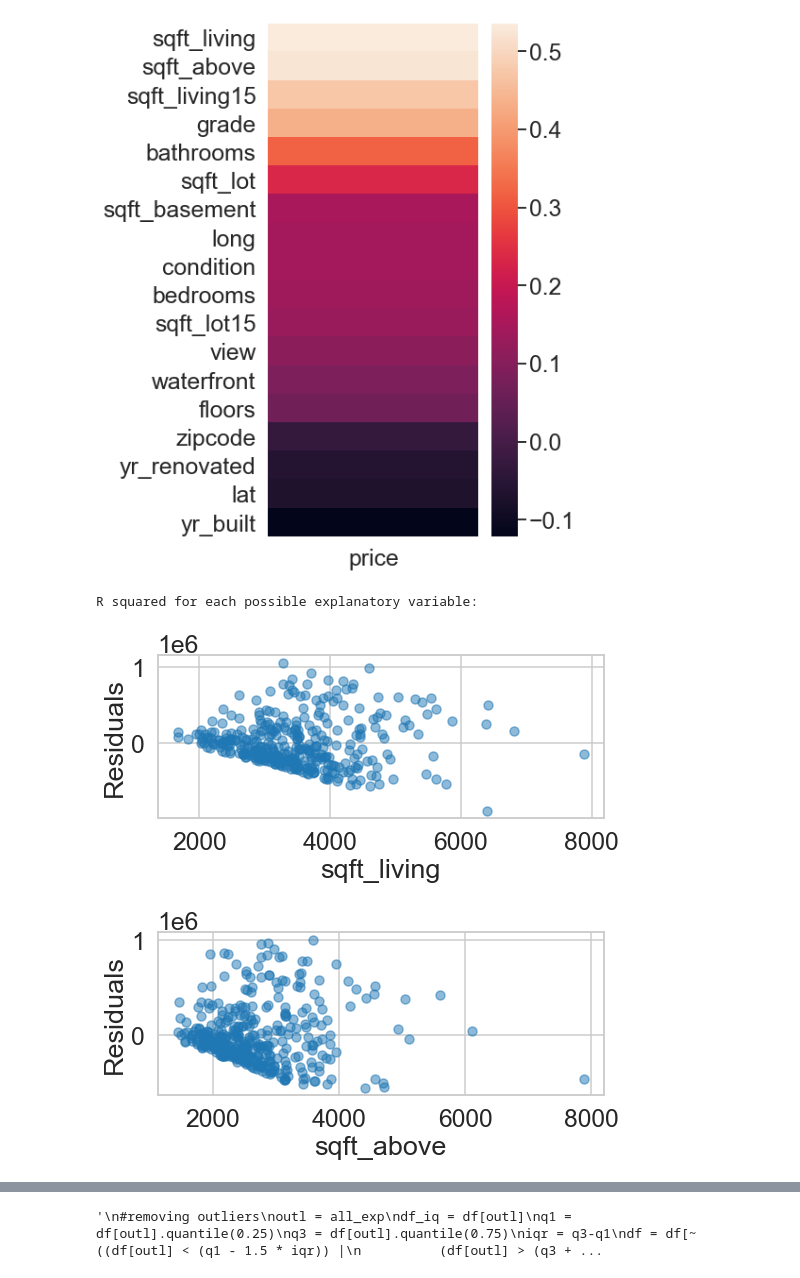
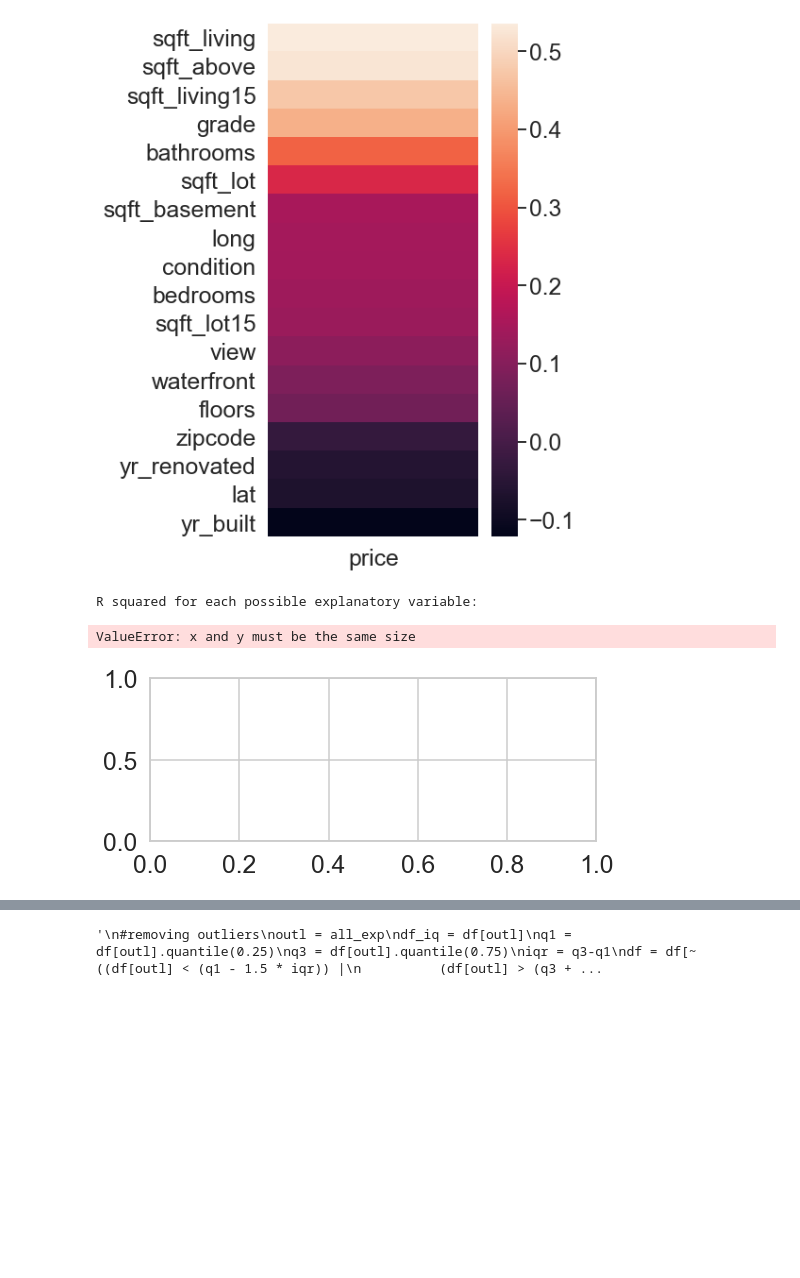
Before and after one commit to nertro/ds-eda-project, a Jupyter notebook: notebooks/Aftermath_top10.ipynb, the cells around one changed output, grey strips where cells are left out. Drawn from its saved outputs; the diff is of its cells as text; code cells hidden in the pictures; blank space fills up the shorter version.

```diff
--- a/notebooks/Aftermath_top10.ipynb
+++ b/notebooks/Aftermath_top10.ipynb
@@ -120,21 +120,21 @@ sns.heatmap(df.corr()[['price']][2:].sort_values(by='price', ascending=False))
 # %%
 print('R squared for each possible explanatory variable:' )
 for explanatory_var in all_exp:
     X = df[explanatory_var]
     X = sm.add_constant(X)
     model = sm.OLS(df.price, X)
     result = model.fit()
     pre = result.predict()
-    rs = result.resid
+    rs = smf.ols(formula='price ~ (np.log(sqft_living))+1', data=df[['price', 'sqft_living']]).fit()
     #print('{:7s} \t \t= {:.3}'.format(explanatory_var, rs))
     fig, ax = plt.subplots(figsize=(8, 3))
     ax.scatter(df[explanatory_var], rs, alpha=0.5)
     ax.set_ylabel("Residuals")
     ax.set_xlabel(explanatory_var)
 # %% [output]
 R squared for each possible explanatory variable:
+ValueError: x and y must be the same size
-[figure, old version]
+[figure, new version]
-[figure, removed]
 # %%
 df = df[(np.abs(stats.zscore(df[all_exp])) < 1.96).any(axis=1)]
 df.info()
```
Also changed, not shown: parts of 1 cell of this notebook, 1 other file.
